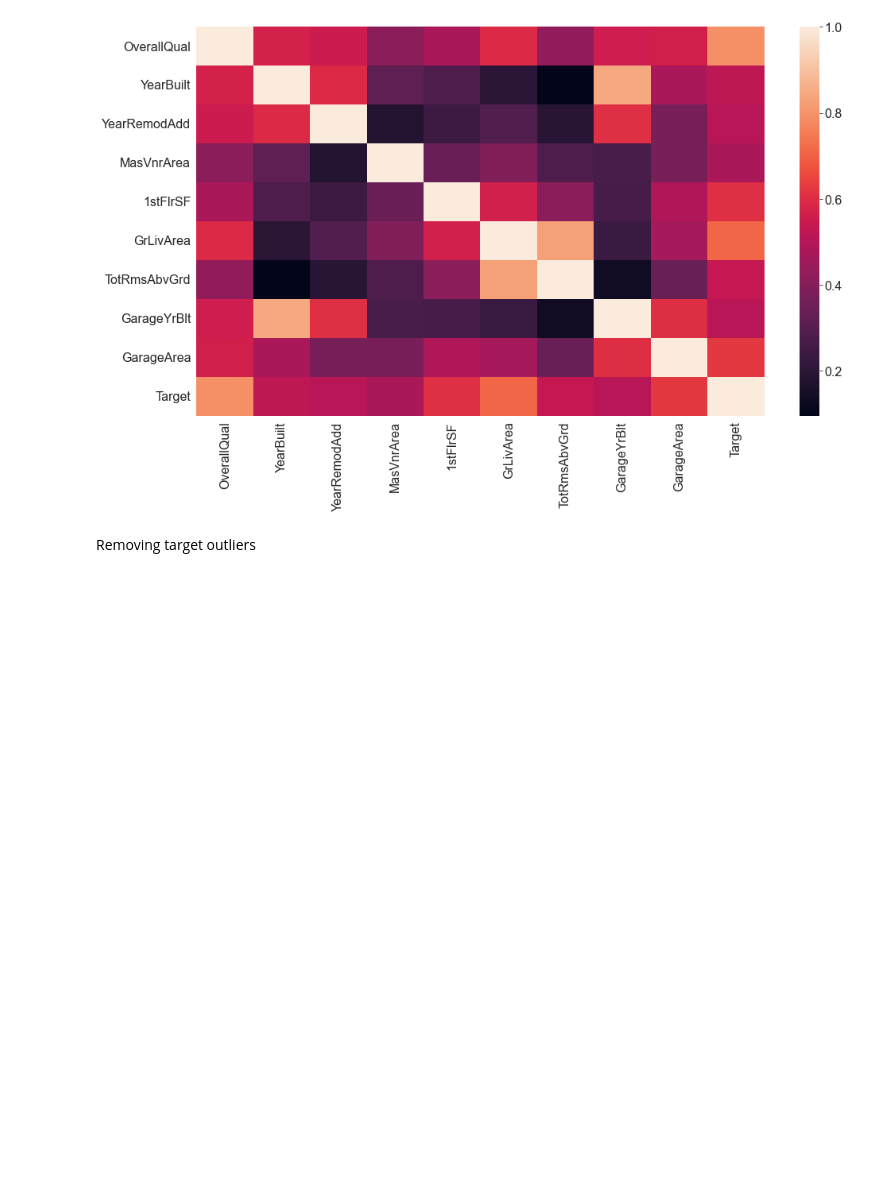
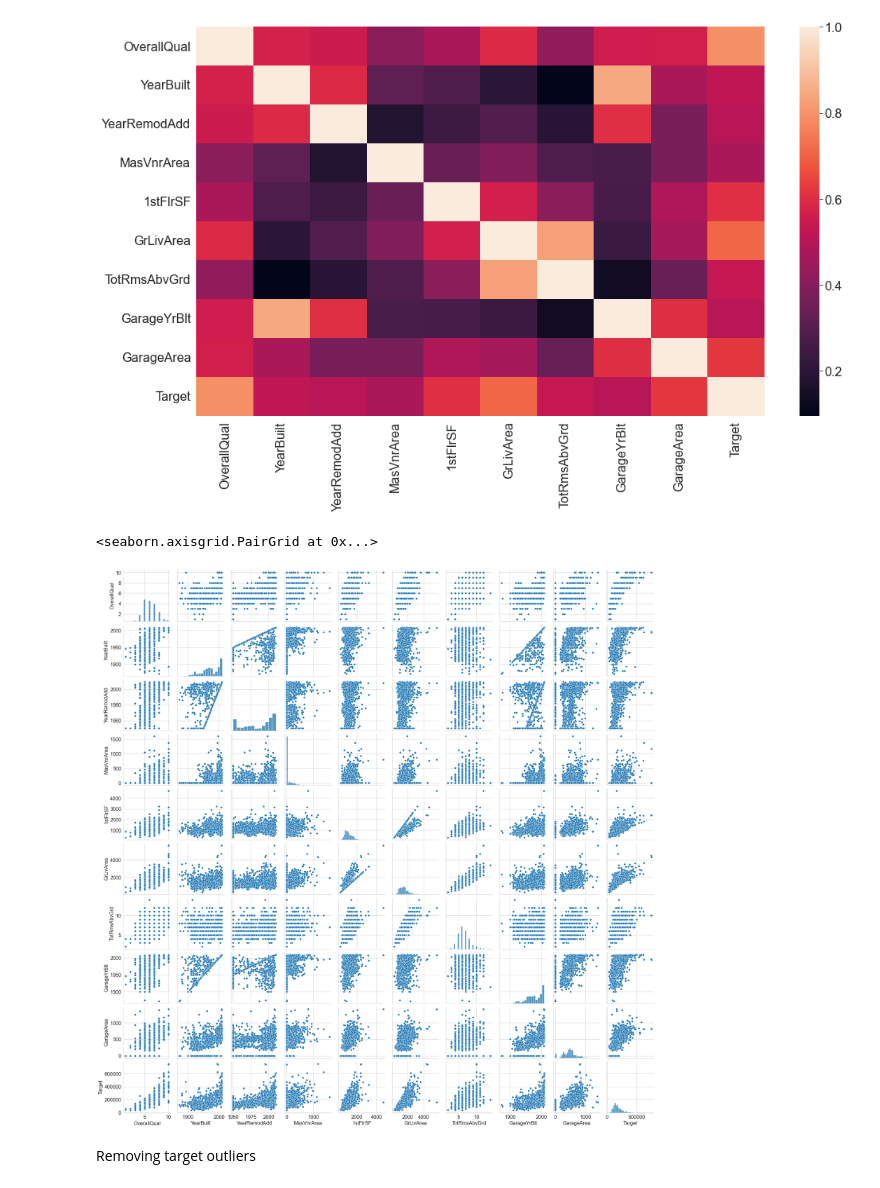
Before and after one commit to GoldenGarr/House-prices-reg, a Jupyter notebook: house_prices.ipynb, the cells around one changed output. Drawn from its saved outputs; the diff is of its cells as text; code cells hidden in the pictures; blank space fills up the shorter version.

```diff
--- a/house_prices.ipynb
+++ b/house_prices.ipynb
@@ -258,6 +258,11 @@ sns.heatmap(df[numeric_columns].corr())
 # %% [output]
 <AxesSubplot:>
 [figure]
+# %%
+sns.pairplot(df[numeric_columns])
+# %% [output]
+<seaborn.axisgrid.PairGrid at 0x...>
+[figure, added]
 # %% [markdown]
 Removing target outliers
 # %%
```
Also changed, not shown: parts of 34 cells of this notebook.
